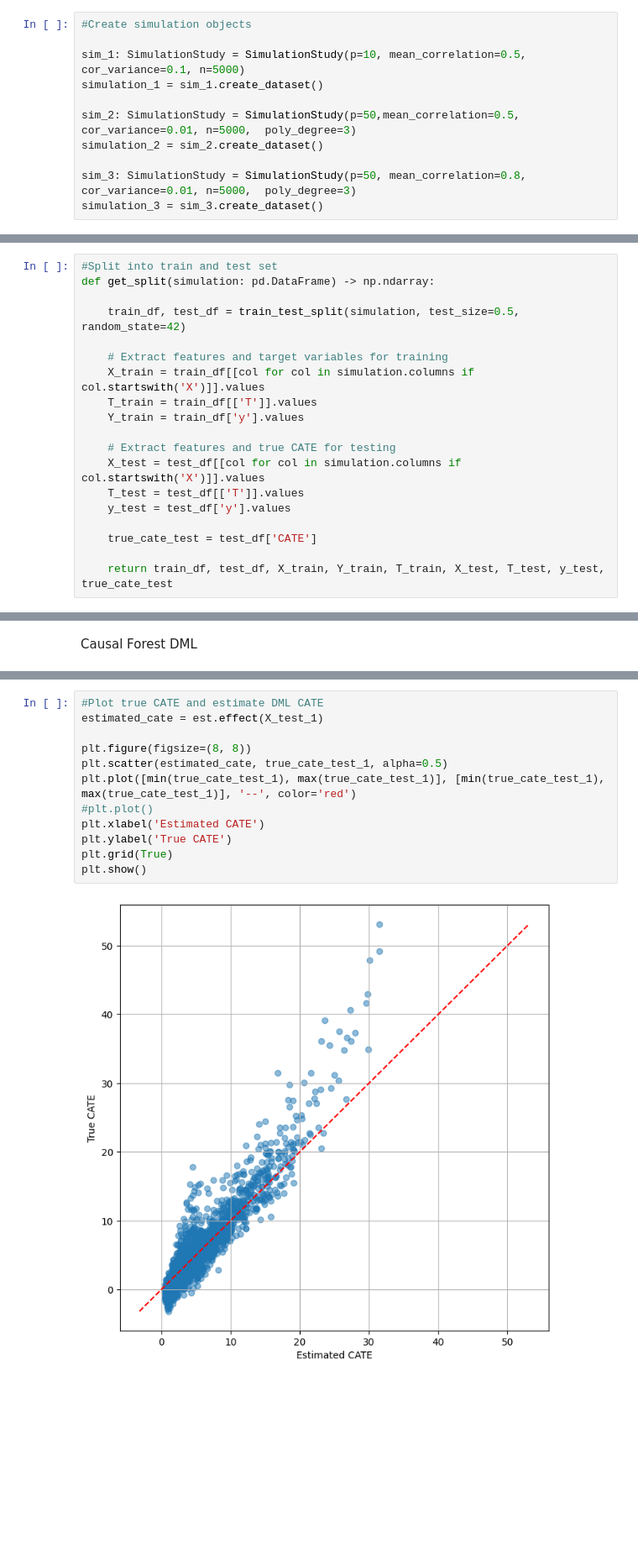
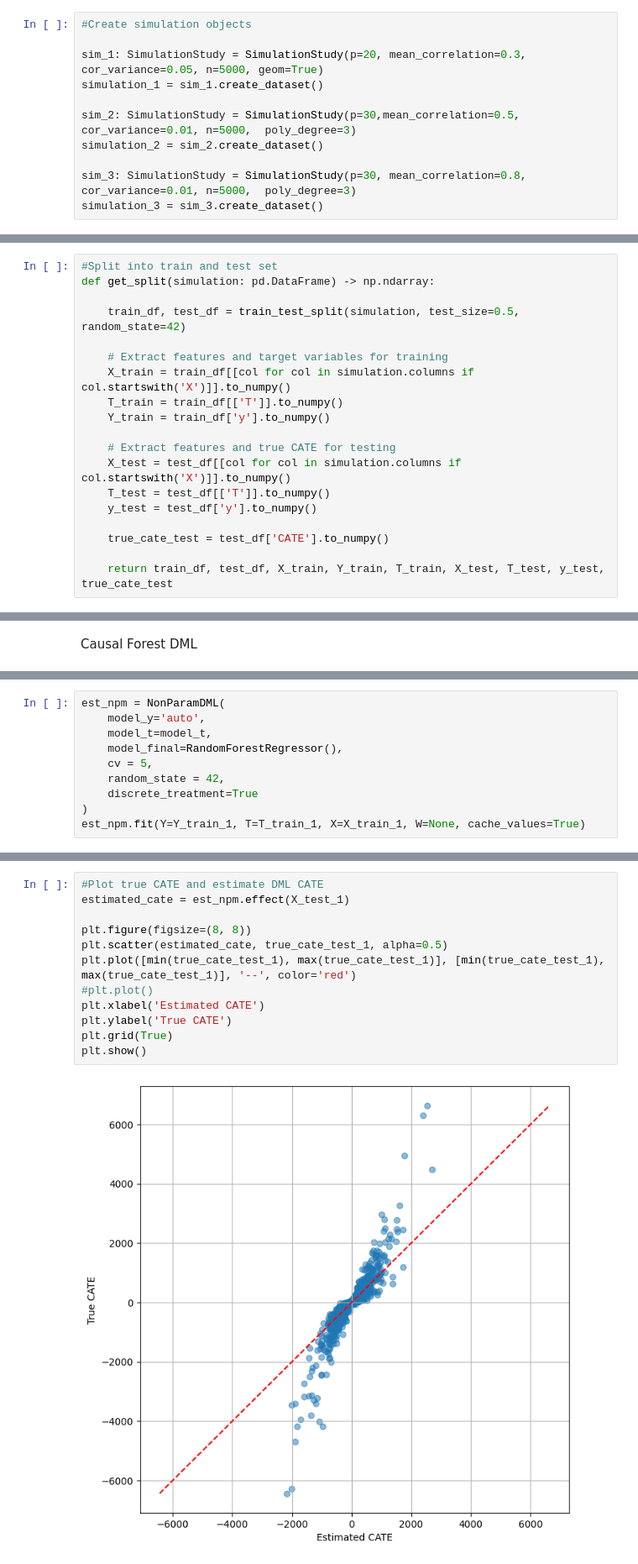
Before and after one commit to Jackbonkins/Heter_effects, a Jupyter notebook: Analysis.ipynb, the cells around one changed output, grey strips where cells are left out. Shown at 84% size. Cells and saved outputs as stored; diff of their text form; blank space fills up the shorter version.

```diff
--- a/Analysis.ipynb
+++ b/Analysis.ipynb
@@ -12,13 +13,13 @@ import shap
 # %%
 #Create simulation objects
 
-sim_1: SimulationStudy = SimulationStudy(p=10, mean_correlation=0.5, cor_variance=0.1, n=5000)
+sim_1: SimulationStudy = SimulationStudy(p=20, mean_correlation=0.3, cor_variance=0.05, n=5000, geom=True)
 simulation_1 = sim_1.create_dataset()
 
-sim_2: SimulationStudy = SimulationStudy(p=50,mean_correlation=0.5, cor_variance=0.01, n=5000,  poly_degree=3)
+sim_2: SimulationStudy = SimulationStudy(p=30,mean_correlation=0.5, cor_variance=0.01, n=5000,  poly_degree=3)
 simulation_2 = sim_2.create_dataset()
 
-sim_3: SimulationStudy = SimulationStudy(p=50, mean_correlation=0.8, cor_variance=0.01, n=5000,  poly_degree=3)
+sim_3: SimulationStudy = SimulationStudy(p=30, mean_correlation=0.8, cor_variance=0.01, n=5000,  poly_degree=3)
 simulation_3 = sim_3.create_dataset()
 # %%
 cov_matrix, mean = SimulationStudy.get_covariance_matrix(sim_1)
@@ -31,16 +51,16 @@ def get_split(simulation: pd.DataFrame) -> np.ndarray:
     train_df, test_df = train_test_split(simulation, test_size=0.5, random_state=42)
 
     # Extract features and target variables for training
-    X_train = train_df[[col for col in simulation.columns if col.startswith('X')]].values
-    T_train = train_df[['T']].values
-    Y_train = train_df['y'].values
+    X_train = train_df[[col for col in simulation.columns if col.startswith('X')]].to_numpy()
+    T_train = train_df[['T']].to_numpy()
+    Y_train = train_df['y'].to_numpy()
 
     # Extract features and true CATE for testing
-    X_test = test_df[[col for col in simulation.columns if col.startswith('X')]].values
-    T_test = test_df[['T']].values
-    y_test = test_df['y'].values
+    X_test = test_df[[col for col in simulation.columns if col.startswith('X')]].to_numpy()
+    T_test = test_df[['T']].to_numpy()
+    y_test = test_df['y'].to_numpy()
 
-    true_cate_test = test_df['CATE']
+    true_cate_test = test_df['CATE'].to_numpy()
 
     return train_df, test_df, X_train, Y_train, T_train, X_test, T_test, y_test, true_cate_test
 # %%
@@ -113,0 +152,10 @@ est.fit(Y=Y_train_1, T=T_train_1, X=X_train_1, W=None, cache_values=True)
+# %%
+est_npm = NonParamDML(
+    model_y='auto',
+    model_t=model_t,
+    model_final=RandomForestRegressor(),
+    cv = 5,
+    random_state = 42,
+    discrete_treatment=True
+)
+est_npm.fit(Y=Y_train_1, T=T_train_1, X=X_train_1, W=None, cache_values=True)
@@ -114,17 +164,17 @@ est.fit(Y=Y_train_1, T=T_train_1, X=X_train_1, W=None, cache_values=True)
 # %%
 #Plot true CATE and estimate DML CATE
-estimated_cate = est.effect(X_test_1)
+estimated_cate = est_npm.effect(X_test_1)
 
 plt.figure(figsize=(8, 8))
 plt.scatter(estimated_cate, true_cate_test_1, alpha=0.5)
 plt.plot([min(true_cate_test_1), max(true_cate_test_1)], [min(true_cate_test_1), max(true_cate_test_1)], '--', color='red')
 #plt.plot()
 plt.xlabel('Estimated CATE')
 plt.ylabel('True CATE')
 plt.grid(True)
 plt.show()
 # %% [output]
-[figure, old version]
+[figure, new version]
 # %%
 estimated_cate=estimated_cate.reshape(-1, 1)
 reg = LinearRegression().fit(estimated_cate, true_cate_test_1)
```
Also changed, not shown: parts of 8 cells of this notebook, 2 other files.
